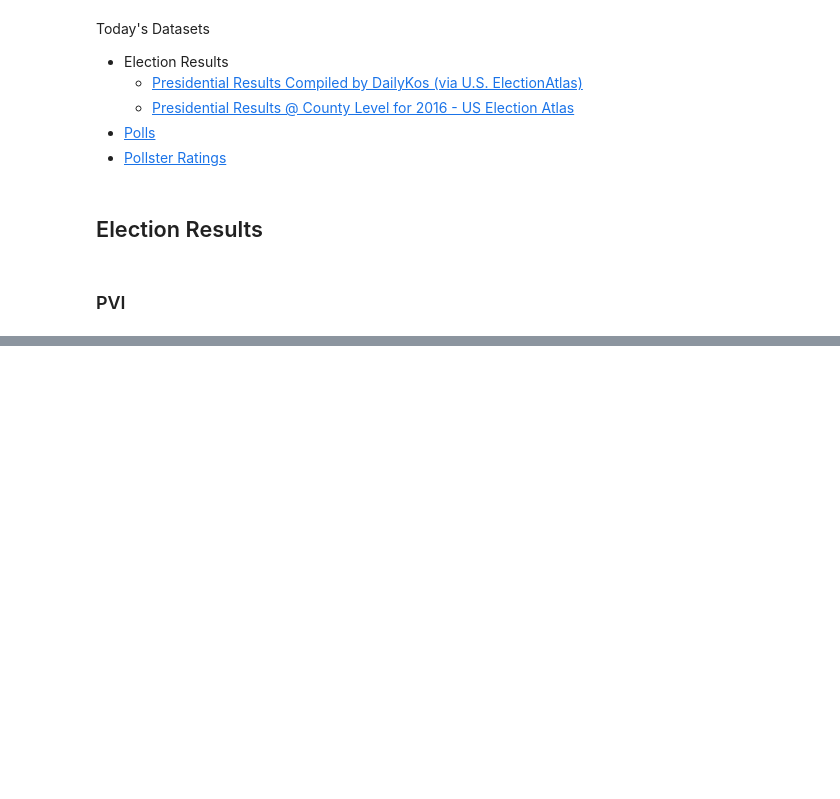
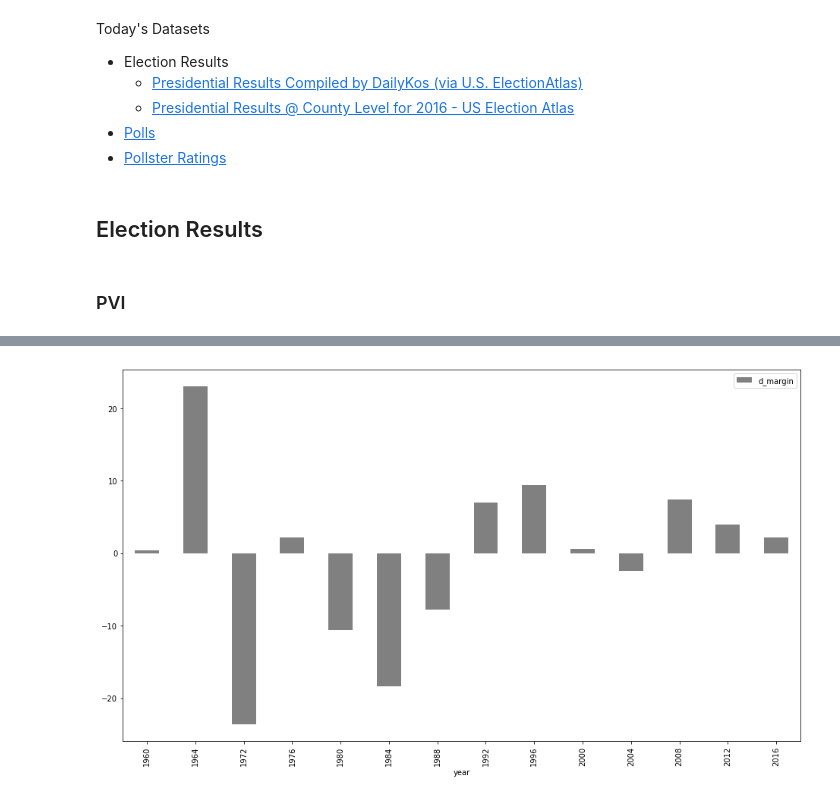
Before and after one commit to dmil/wrangler-polls, a Jupyter notebook: pvi-stuff.ipynb, the cells around one changed output, grey strips where cells are left out. Drawn from its saved outputs; the diff is of its cells as text; code cells hidden in the pictures; blank space fills up the shorter version.

Commit message:
add charts to pvi stuff notebook, update utils script to download pres_results data

```diff
--- a/pvi-stuff.ipynb
+++ b/pvi-stuff.ipynb
@@ -4,10 +4,7 @@
 # Inline Chart Parameters
 %matplotlib inline
 from matplotlib import rcParams
-rcParams['figure.figsize'] = (16, 100)
-
-# R imports
-%load_ext rpy2.ipython
+rcParams['figure.figsize'] = (16, 9)
 
 # Ignore Warnings
 import warnings
@@ -17,6 +14,5 @@ warnings.filterwarnings('ignore')
 import pandas as pd
 import numpy as np
 import us
-from utils import download_pres_results
 import matplotlib.pyplot as plt
 from datetime import datetime, timedelta
@@ -73,0 +30,8 @@ pres_results_national.head()
+# %%
+pres_results = pd.read_csv('pres_results.csv')
+pres_results['d_margin'] = pres_results.dem - pres_results.rep
+
+pres_results_national = pres_results[pres_results.state == 'US']
+pres_results_by_state = pres_results[~pres_results.state.isin(['DC','US'])]
+
+pres_results_national.head()
@@ -73,0 +45,5 @@ pres_results_national.head()
+# %%
+pres_results_national.sort_values(by='year').plot(
+    x='year', y='d_margin', kind='bar', color='grey');
+# %% [output]
+[figure, added]
```
Also changed, not shown: parts of 12 cells of this notebook, 2 other files.
